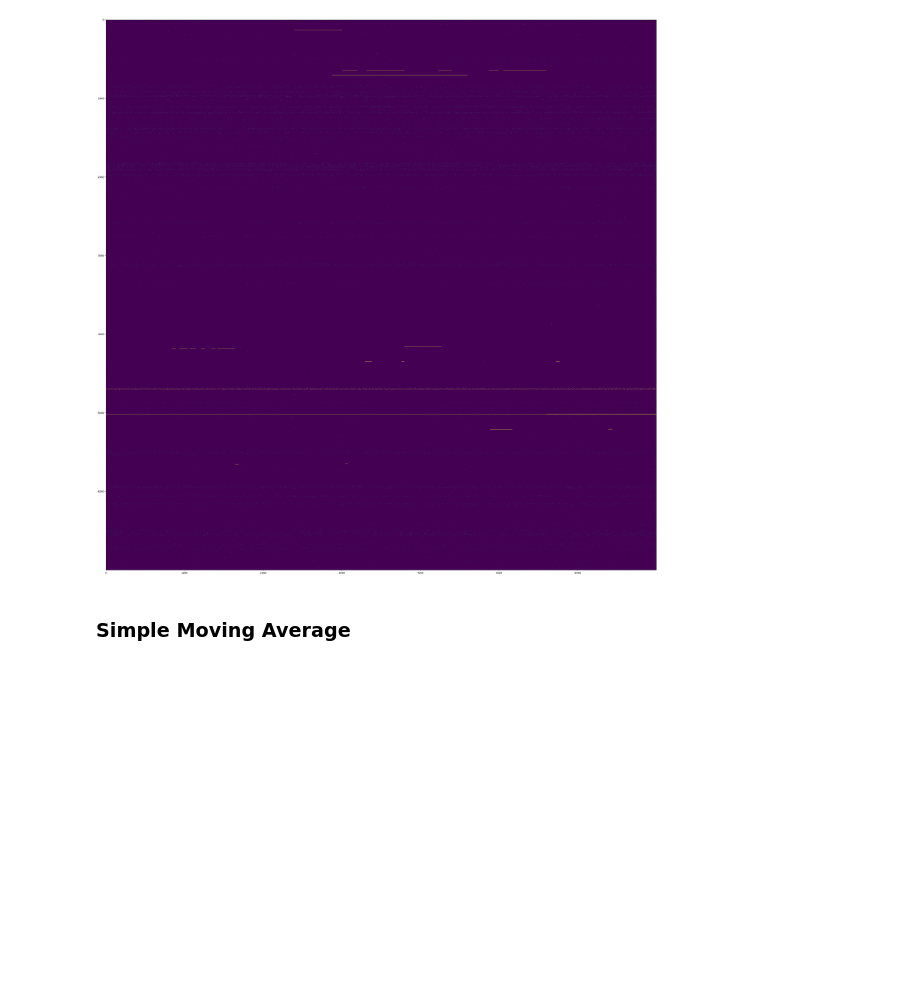
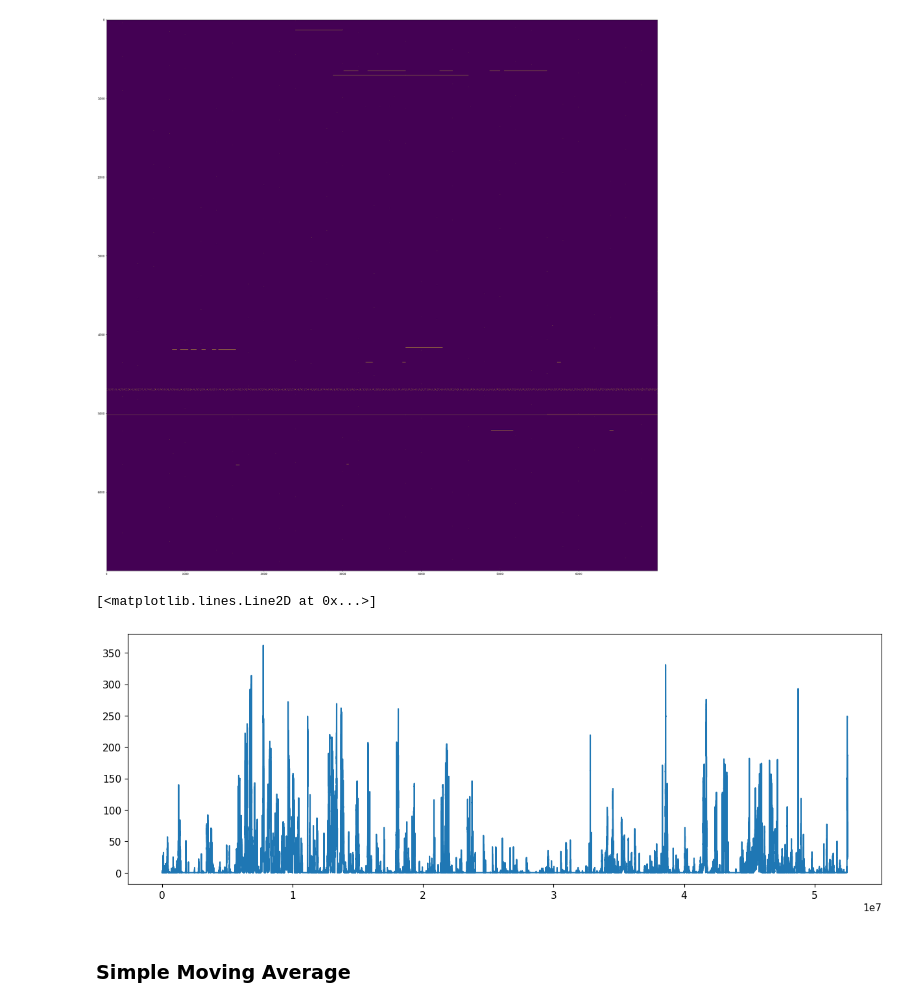
Before and after one commit to Moorboor/WindGust, a Jupyter notebook: AutoRegression2.ipynb, the cells around one changed output. Cells and saved outputs as stored; diff of their text form; code cells hidden in the pictures; blank space fills up the shorter version.

```diff
--- a/AutoRegression2.ipynb
+++ b/AutoRegression2.ipynb
@@ -312,6 +325,15 @@ plt.imshow(nans + gusts, interpolation="nearest")
 # %% [output]
 <matplotlib.image.AxesImage at 0x...>
 [figure]
+# %%
+n_gusts = np.where(dataset>=1.5, 1, 0)
+gust_clusters = np.convolve(n_gusts, np.ones(60*60), "valid")
+# %%
+_ = plt.figure(figsize=(15,5))
+plt.plot(gust_clusters)
+# %% [output]
+[<matplotlib.lines.Line2D at 0x...>]
+[figure, added]
 # %% [markdown]
 ### Simple Moving Average
 # %% [markdown]
```
Also changed, not shown: parts of 33 cells of this notebook, 3 other files.
